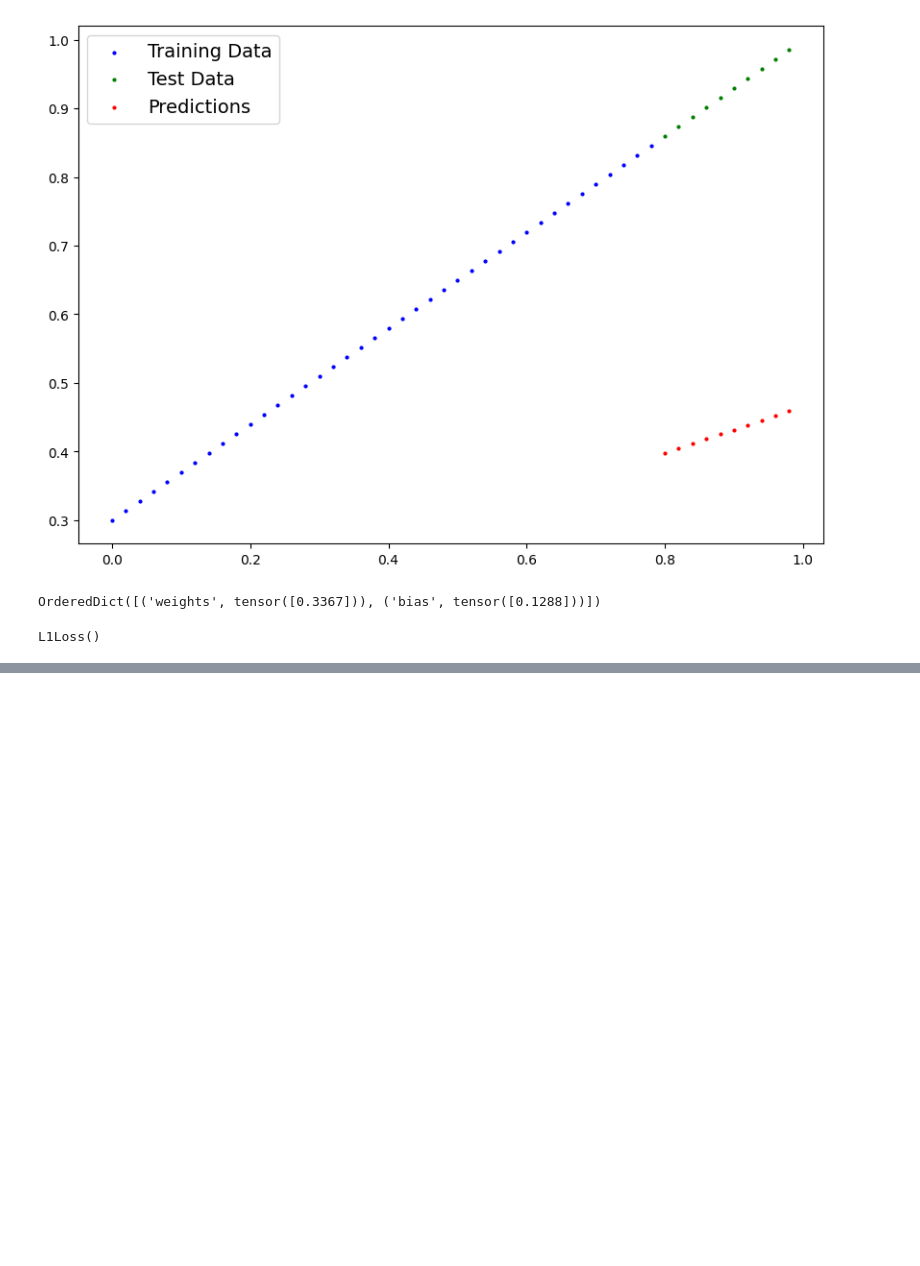
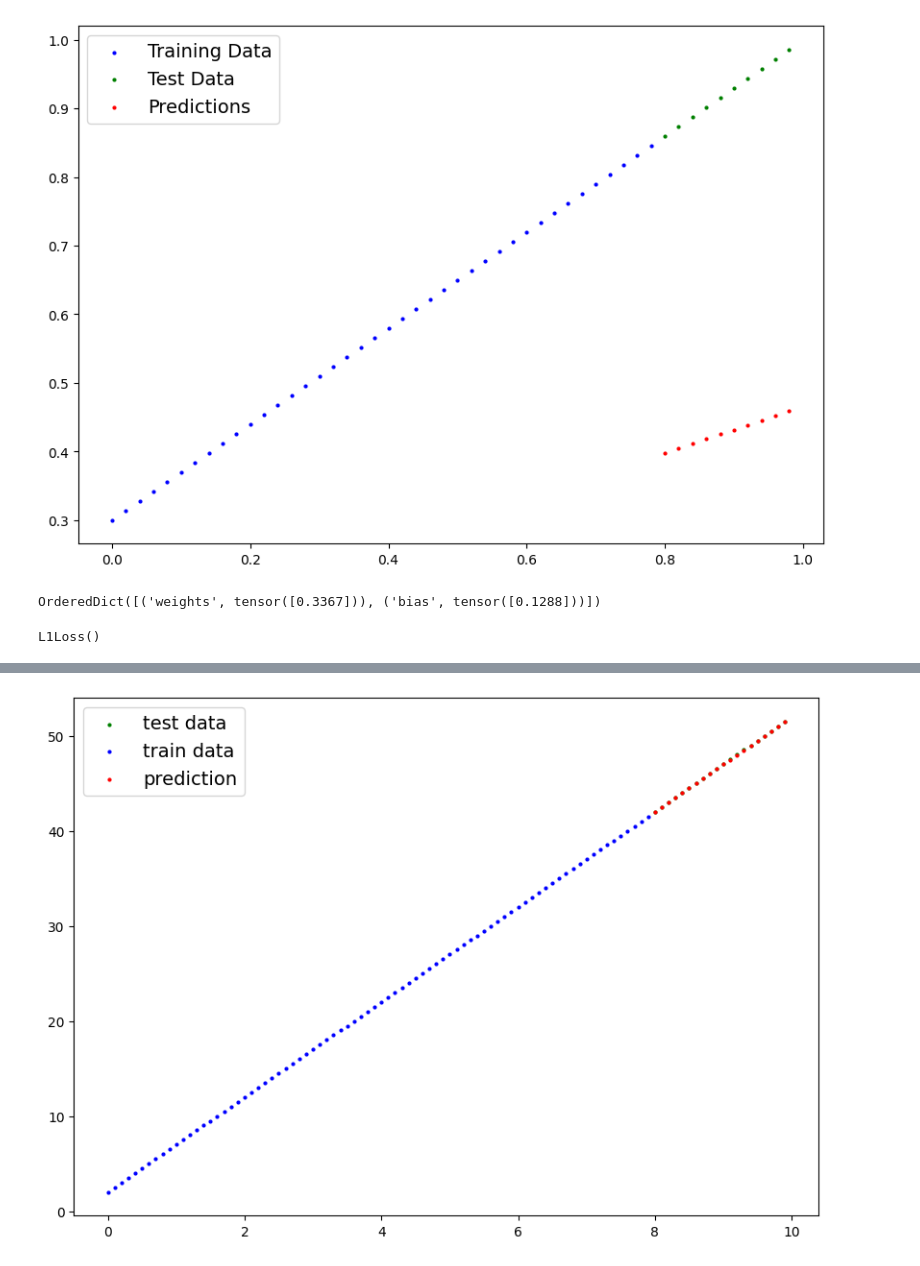
Before and after one commit to eric-sun92/pytorch_intro, a Jupyter notebook: 01_pytorch_workflow.ipynb, the cells around one changed output, grey strips where cells are left out. Cells and saved outputs as stored; diff of their text form; code cells hidden in the pictures; blank space fills up the shorter version.

```diff
--- a/01_pytorch_workflow.ipynb
+++ b/01_pytorch_workflow.ipynb
@@ -216,0 +335,20 @@ for epoch in range(num_epochs):
+# %%
+for epoch in range(num_iters):
+  model_a.train()
+
+  y_pred_a_new = model_a(X_train_a)
+
+  loss = loss_function(y_pred_a_new, y_train_b)
+
+  optimizer_a.zero_grad()
+
+  loss.backward()
+
+  optimizer_a.step()
+# %%
+with torch.inference_mode():
+  y_new = model_a(X_test_a)
+
+prediction_plot_a(prediction=y_new)
+# %% [output]
+[figure, added]
```
Also changed, not shown: parts of 5 cells of this notebook.
